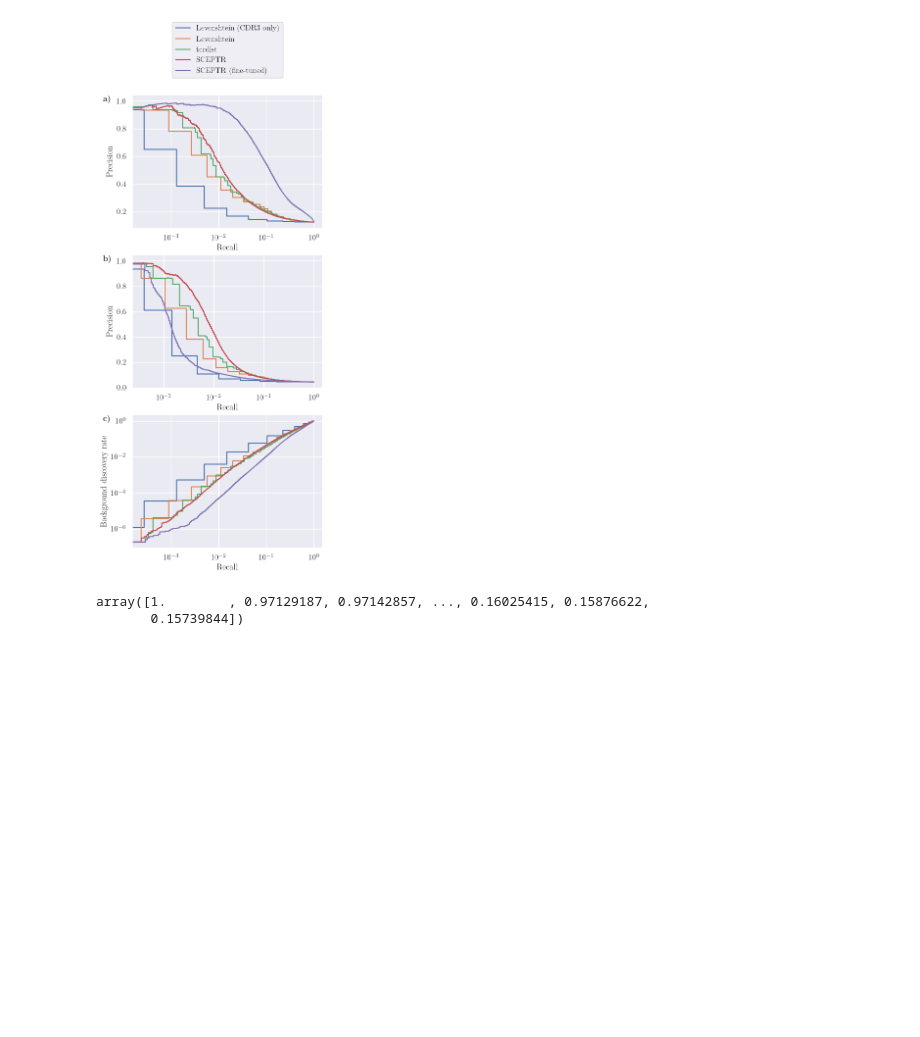
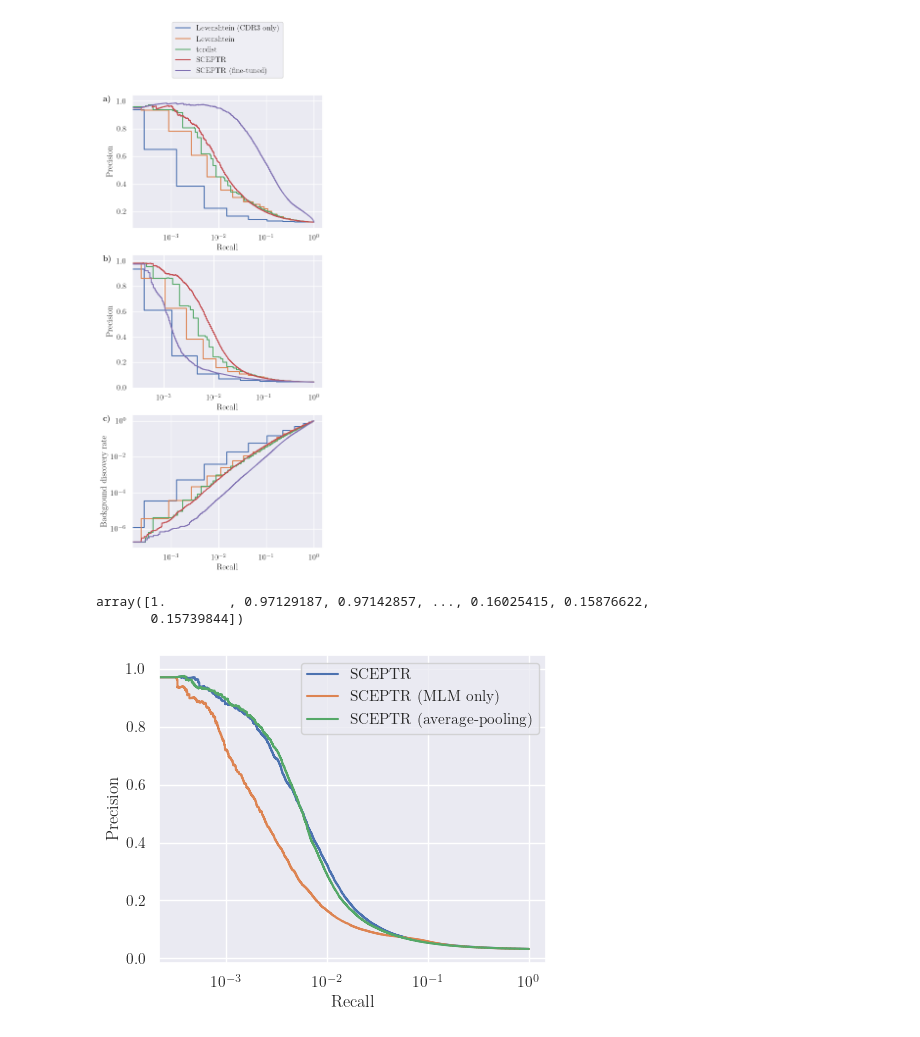
Before and after one commit to yutanagano/tcrlm, a Jupyter notebook: publication/pr_curves.ipynb, the cells around one changed output. Cells and saved outputs as stored; diff of their text form; code cells hidden in the pictures; blank space fills up the shorter version.

Commit message:
New code modifications for publication figure generation

```diff
--- a/publication/pr_curves.ipynb
+++ b/publication/pr_curves.ipynb
@@ -65,9 +77,13 @@ def get_bg_discovery_rates(data: dict, dataset_name: str) -> ndarray:
 # %%
 fig, ax = plt.subplots(figsize=(5,4))
 
-for model_name, data in precision_recall_dict.items():
-    if model_name == "SCEPTR (fine-tuned)":
-        continue
+for model_name in (
+    "Levenshtein (CDR3 only)",
+    "Levenshtein",
+    "tcrdist",
+    "SCEPTR"
+):
+    data = precision_recall_dict[model_name]
 
     precision = get_precisions(data, "mira")
     recall = get_recalls(data, "mira")
@@ -85,7 +101,15 @@ fig.savefig("baseline_sceptr_benchmarking.pdf", dpi=300, bbox_inches="tight")
 # %%
 fig, axs = plt.subplots(nrows=3, figsize=(5,12))
 
-for model_name, data in precision_recall_dict.items():
+for model_name in (
+    "Levenshtein (CDR3 only)",
+    "Levenshtein",
+    "tcrdist",
+    "SCEPTR",
+    "SCEPTR (fine-tuned)"
+):
+    data = precision_recall_dict[model_name]
+
     cis_precisions = get_precisions(data, "mira_training_epitopes")
     cis_recalls = get_recalls(data, "mira_training_epitopes")
 
@@ -128,3 +152,26 @@ filtered_precisions
 # %% [output]
 array([1.        , 0.97129187, 0.97142857, ..., 0.16025415, 0.15876622,
        0.15739844])
+# %%
+fig, ax = plt.subplots(figsize=(5,4))
+
+for model_name in (
+    "SCEPTR",
+    "SCEPTR (MLM only)",
+    "SCEPTR (average-pooling)"
+):
+    data = precision_recall_dict[model_name]
+
+    precision = get_precisions(data, "mira")
+    recall = get_recalls(data, "mira")
+
+    ax.step(recall, precision, label=model_name)
+
+ax.set_xlabel("Recall")
+ax.set_ylabel("Precision")
+ax.set_xscale("log")
+ax.legend()
+
+fig.savefig("autocontrastive_ablation.pdf", dpi=300, bbox_inches="tight")
+# %% [output]
+[figure, added]
```
Also changed, not shown: parts of 3 cells of this notebook, 7 other files.
